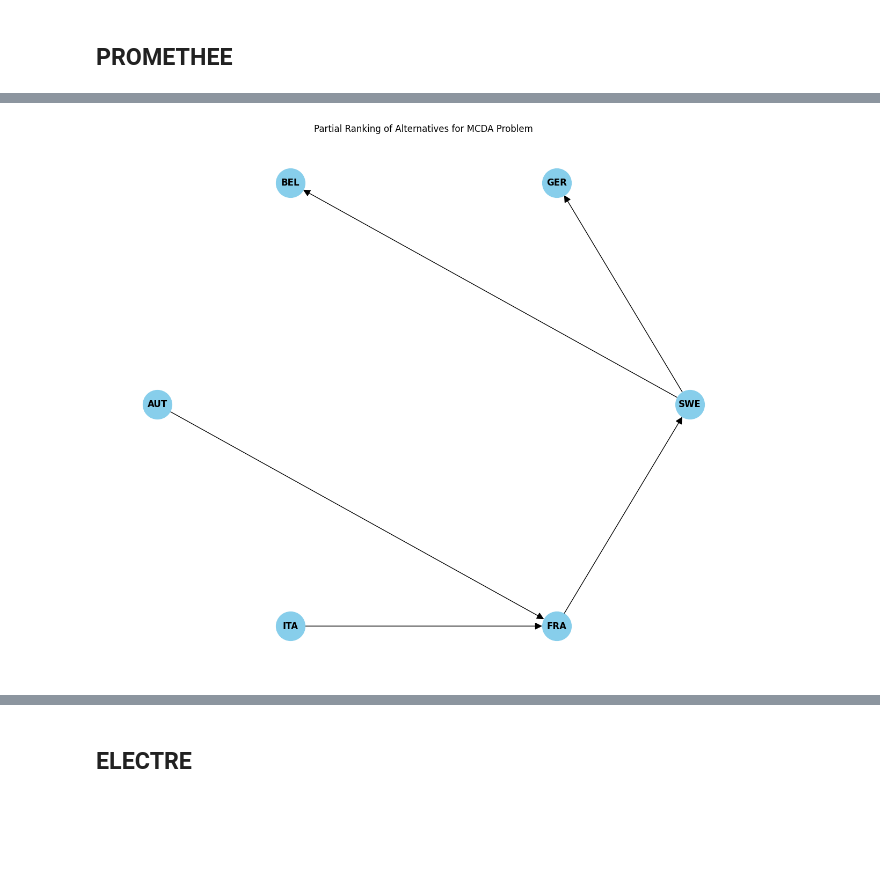
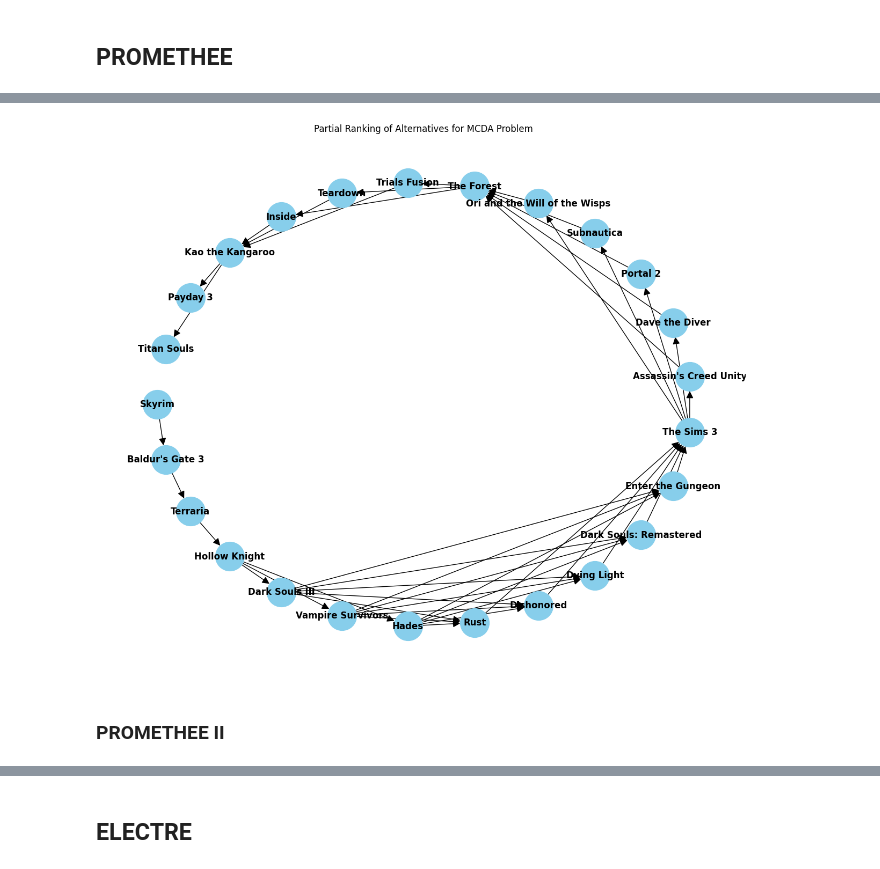
Before and after one commit to MatTheTab/Decision_Analysis, a Jupyter notebook: Project_1/Mat_Decision_Analysis_Project_1.ipynb, the cells around one changed output, grey strips where cells are left out. Cells and saved outputs as stored; diff of their text form; code cells hidden in the pictures; blank space fills up the shorter version.

Commit message:
Clean-up PROMETHEE section

```diff
--- a/Project_1/Mat_Decision_Analysis_Project_1.ipynb
+++ b/Project_1/Mat_Decision_Analysis_Project_1.ipynb
@@ -736,0 +724,12 @@ alternatives = pd.DataFrame(data)
+# %%
+q_vals = {'num_of_achievements': 2, 'length': 2, 'price': 5, 'critic_score': 9, 'genres': 4, 'user_score': 5}
+p_vals = {'num_of_achievements': 3, 'length': 4, 'price': 5, 'critic_score': 16, 'genres': 7, 'user_score': 8}
+criteria_types = {'num_of_achievements': "gain", 'length': "gain", 'price': "gain", 'critic_score': "gain", 'genres': "gain", 'user_score': "gain"}
+# %%
+criteria = []
+for key in weights.keys():
+    criteria.append(Criteria(name = key, criteria_type = criteria_types[key], w = weights[key], q = q_vals[key], p = p_vals[key]))
+
+for crit in criteria:
+    print("\n-----------")
+    print(crit)
@@ -737,3 +756,2 @@ alternatives = pd.DataFrame(data)
 # %%
-# promete = PROMETHEE(initialize_from_file=True, criteria = criteria, alternatives_path = "/content/data.csv")
-promete = PROMETHEE(criteria = criteria, alternatives = alternatives, version=1)
+promete_I = PROMETHEE(initialize_from_file=True, criteria = criteria, alternatives_path = "/content/data.csv", version = 1)
@@ -784,5 +795,5 @@ PROMETHEE MCDA Problem, version: 1Criteria: Power (g1)
 # %%
-result, graph = promete.solve()
+result, graph_I = promete_I.solve()
 # %%
 result
 # %% [output]
@@ -790,8 +820,10 @@ result
 # %%
 plt.figure(figsize=(12, 10))
-pos = nx.shell_layout(graph)
-nx.draw(graph, pos, with_labels=True, node_size=1500, node_color='skyblue', font_size=12, font_weight='bold', arrowsize=20)
-plt.title(f'Partial Ranking of Alternatives for {promete.name}')
+pos = nx.shell_layout(graph_I)
+nx.draw(graph_I, pos, with_labels=True, node_size=1500, node_color='skyblue', font_size=12, font_weight='bold', arrowsize=20)
+plt.title(f'Partial Ranking of Alternatives for {promete_I.name}')
 plt.show()
 # %% [output]
-[figure, old version]
+[figure, new version]
+# %% [markdown]
+### PROMETHEE II
```
Also changed, not shown: parts of 19 cells of this notebook.
